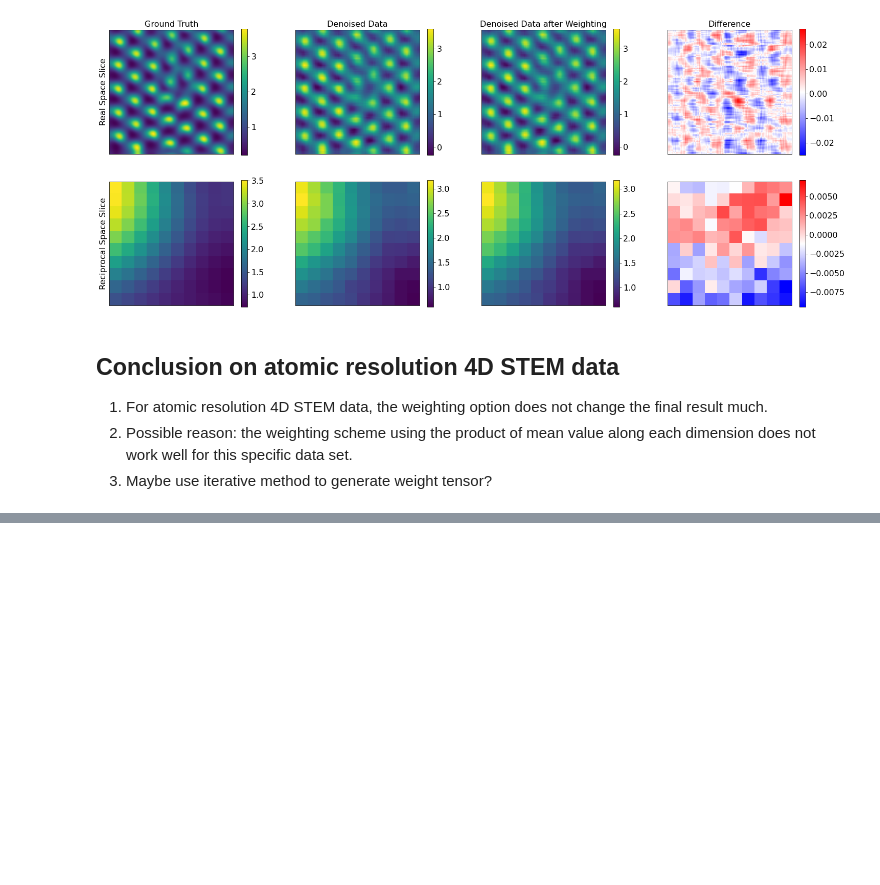
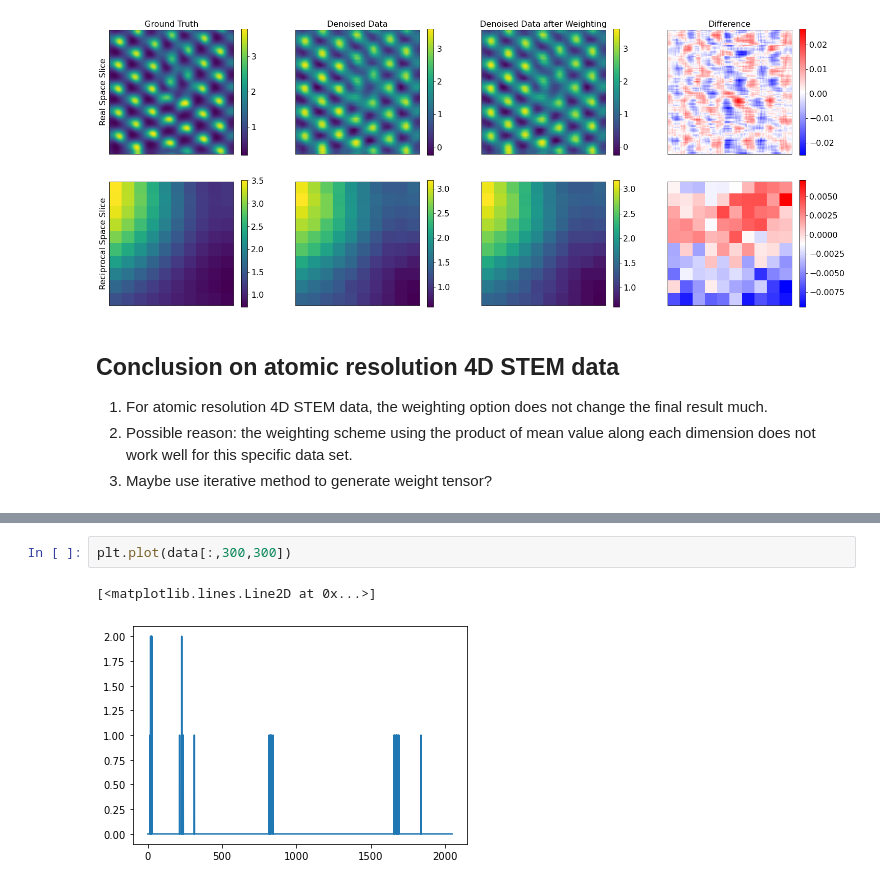
Before and after one commit to paul-voyles/tensor_svd, a Jupyter notebook: tensor_svd/Weighted tensor SVD test.ipynb, the cells around one changed output, grey strips where cells are left out. Saved outputs shown, nothing was run; the diff lists cells and outputs as text; blank space fills up the shorter version.

```diff
--- a/tensor_svd/Weighted tensor SVD test.ipynb
+++ b/tensor_svd/Weighted tensor SVD test.ipynb
@@ -190,0 +268,5 @@ plt.show()
+# %%
+plt.plot(data[:,300,300])
+# %% [output]
+[<matplotlib.lines.Line2D at 0x...>]
+[figure, added]
```
Also changed, not shown: parts of 11 cells of this notebook, 2 other files.
